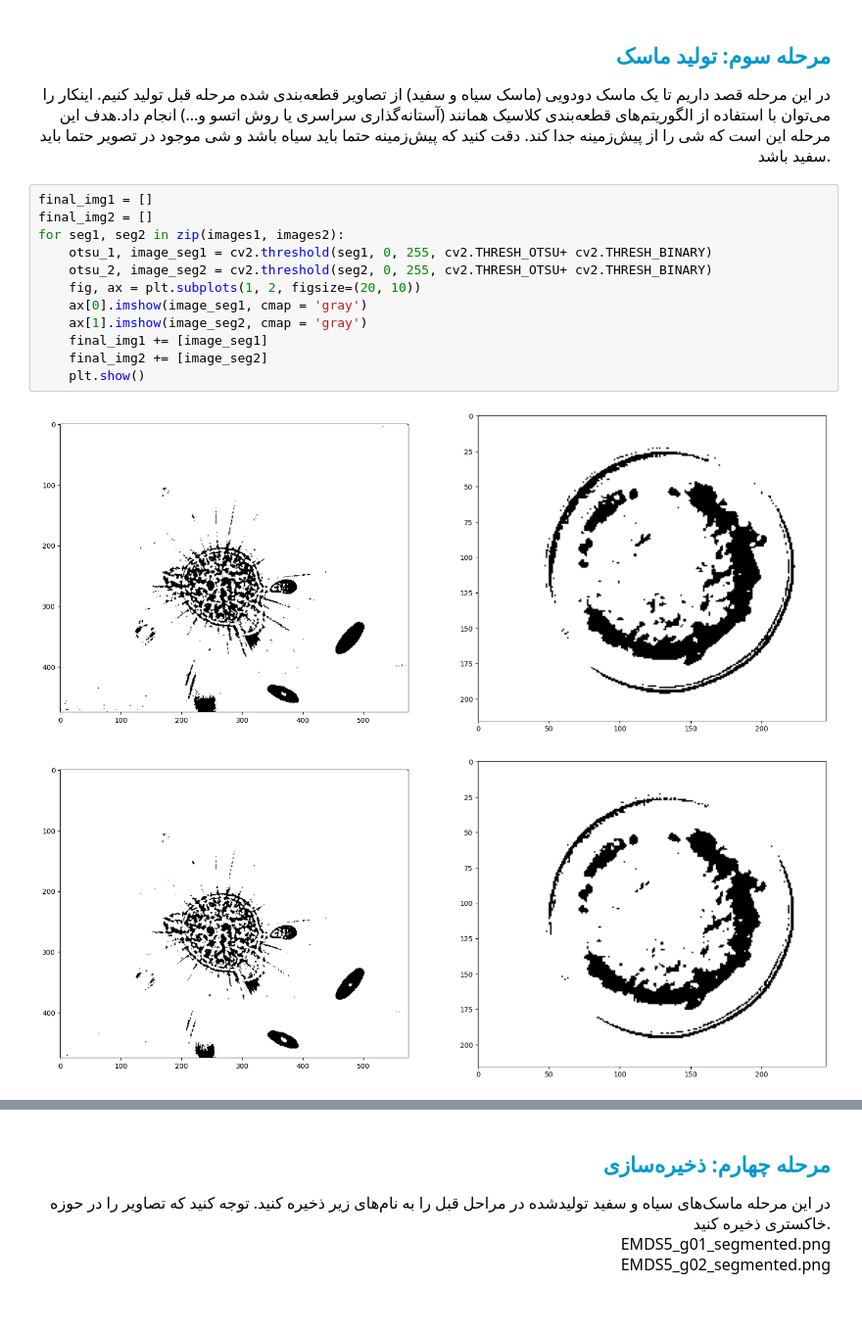
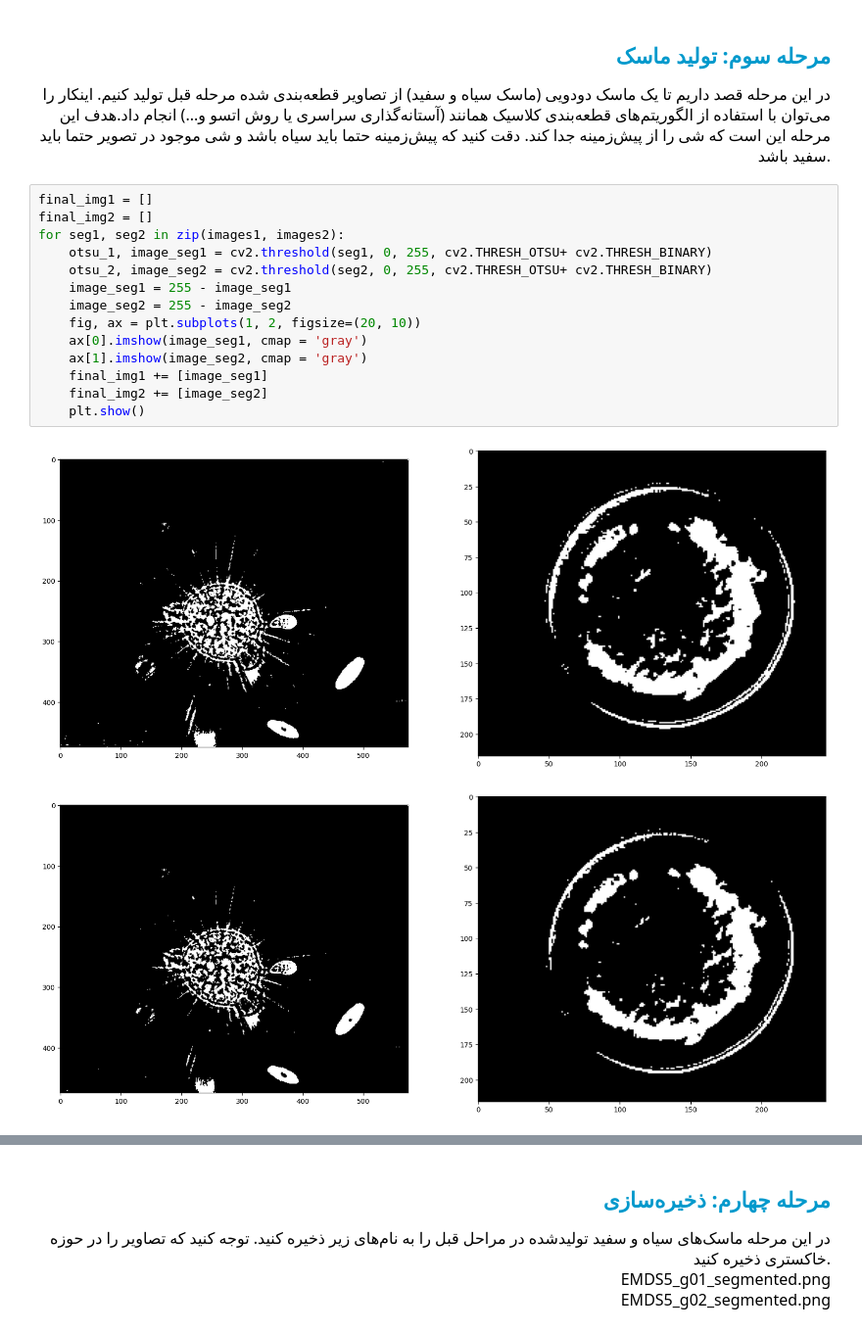
Before and after one commit to mahajialirezaei/image-processing-codes, a Jupyter notebook: Clustering-Segmentation-Microorganism/notebook.ipynb, the cells around one changed output, grey strips where cells are left out. Shown at 98% size. Cells and saved outputs as stored; diff of their text form.

Commit message:
save images

```diff
--- a/Clustering-Segmentation-Microorganism/notebook.ipynb
+++ b/Clustering-Segmentation-Microorganism/notebook.ipynb
@@ -115,15 +115,17 @@ for k in clusters:
 # %%
 final_img1 = []
 final_img2 = []
 for seg1, seg2 in zip(images1, images2):
     otsu_1, image_seg1 = cv2.threshold(seg1, 0, 255, cv2.THRESH_OTSU+ cv2.THRESH_BINARY)
     otsu_2, image_seg2 = cv2.threshold(seg2, 0, 255, cv2.THRESH_OTSU+ cv2.THRESH_BINARY)
+    image_seg1 = 255 - image_seg1
+    image_seg2 = 255 - image_seg2
     fig, ax = plt.subplots(1, 2, figsize=(20, 10))
     ax[0].imshow(image_seg1, cmap = 'gray')
     ax[1].imshow(image_seg2, cmap = 'gray')
     final_img1 += [image_seg1]
     final_img2 += [image_seg2]
     plt.show()
 # %% [output]
-[figure, old version]
+[figure, new version]
-[figure, old version]
+[figure, new version]
```
Also changed, not shown: parts of 2 cells of this notebook.
